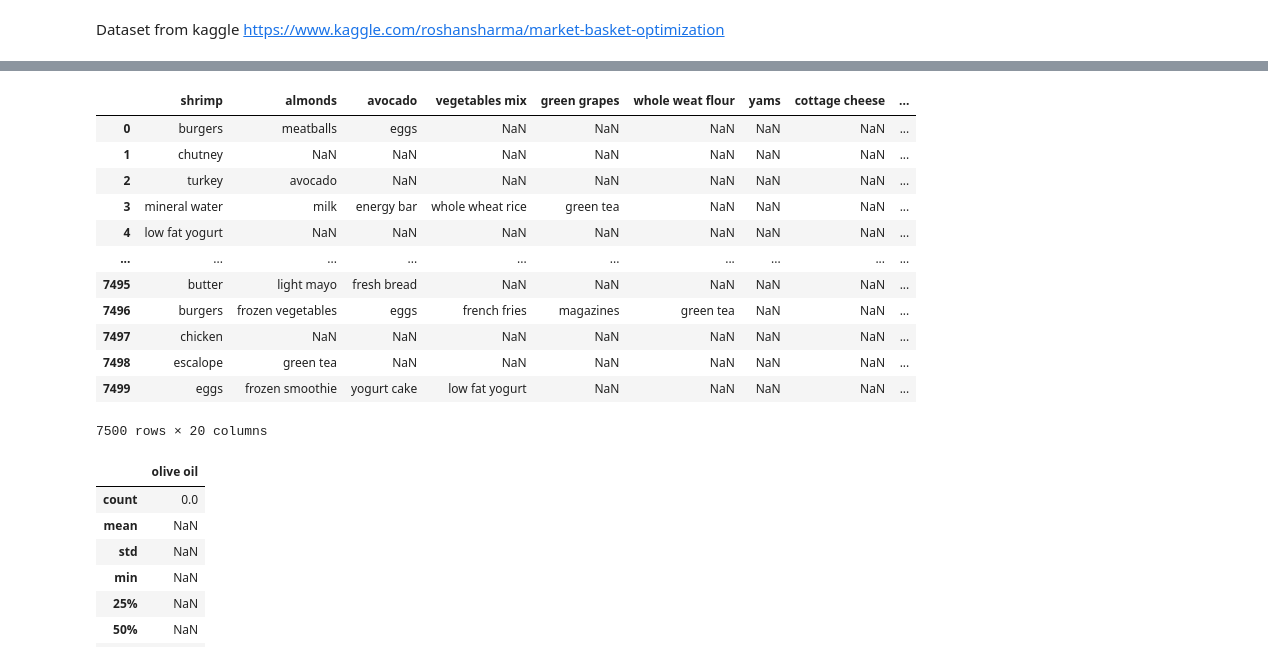
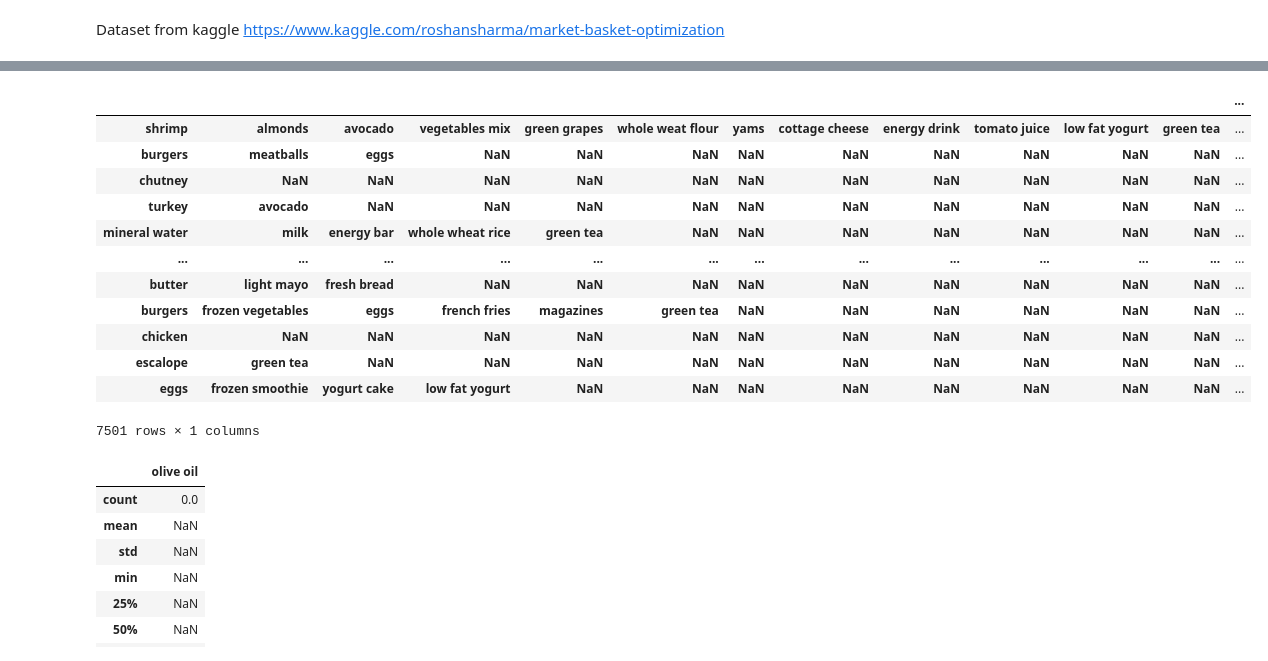
Before and after one commit to mosh98/GroceryDatasetExploration, a Jupyter notebook: GroceryStore_Dataset_exploration.ipynb, the cells around one changed output, grey strips where cells are left out. Cells and saved outputs as stored; diff of their text form; code cells hidden in the pictures.

```diff
--- a/GroceryStore_Dataset_exploration.ipynb
+++ b/GroceryStore_Dataset_exploration.ipynb
@@ -38,22 +18,22 @@ from mlxtend.frequent_patterns import apriori, association_rules
 import squarify
 import warnings
 # %%
-grocery_data = pd.read_csv('/content/drive/My Drive/Market_Basket_Optimisation.csv')
+grocery_data = pd.read_csv('/content/drive/My Drive/Market_Basket_Optimisation.csv',names=['products'],header=None)
 grocery_data
 # %% [output]
-|  | shrimp | almonds | avocado | vegetables mix | green grapes | whole weat flour | yams | cottage cheese | ... |
-| 0 | burgers | meatballs | eggs | NaN | NaN | NaN | NaN | NaN | ... |
-| 1 | chutney | NaN | NaN | NaN | NaN | NaN | NaN | NaN | ... |
-| 2 | turkey | avocado | NaN | NaN | NaN | NaN | NaN | NaN | ... |
-| 3 | mineral water | milk | energy bar | whole wheat rice | green tea | NaN | NaN | NaN | ... |
-| 4 | low fat yogurt | NaN | NaN | NaN | NaN | NaN | NaN | NaN | ... |
-| ... | ... | ... | ... | ... | ... | ... | ... | ... | ... |
-| 7495 | butter | light mayo | fresh bread | NaN | NaN | NaN | NaN | NaN | ... |
-| 7496 | burgers | frozen vegetables | eggs | french fries | magazines | green tea | NaN | NaN | ... |
-| 7497 | chicken | NaN | NaN | NaN | NaN | NaN | NaN | NaN | ... |
-| 7498 | escalope | green tea | NaN | NaN | NaN | NaN | NaN | NaN | ... |
-| 7499 | eggs | frozen smoothie | yogurt cake | low fat yogurt | NaN | NaN | NaN | NaN | ... |
+|  |  |  |  |  |  |  |  |  |  |  |  | ... |
+| shrimp | almonds | avocado | vegetables mix | green grapes | whole weat flour | yams | cottage cheese | energy drink | tomato juice | low fat yogurt | green tea | ... |
+| burgers | meatballs | eggs | NaN | NaN | NaN | NaN | NaN | NaN | NaN | NaN | NaN | ... |
+| chutney | NaN | NaN | NaN | NaN | NaN | NaN | NaN | NaN | NaN | NaN | NaN | ... |
+| turkey | avocado | NaN | NaN | NaN | NaN | NaN | NaN | NaN | NaN | NaN | NaN | ... |
+| mineral water | milk | energy bar | whole wheat rice | green tea | NaN | NaN | NaN | NaN | NaN | NaN | NaN | ... |
+| ... | ... | ... | ... | ... | ... | ... | ... | ... | ... | ... | ... | ... |
+| butter | light mayo | fresh bread | NaN | NaN | NaN | NaN | NaN | NaN | NaN | NaN | NaN | ... |
+| burgers | frozen vegetables | eggs | french fries | magazines | green tea | NaN | NaN | NaN | NaN | NaN | NaN | ... |
+| chicken | NaN | NaN | NaN | NaN | NaN | NaN | NaN | NaN | NaN | NaN | NaN | ... |
+| escalope | green tea | NaN | NaN | NaN | NaN | NaN | NaN | NaN | NaN | NaN | NaN | ... |
+| eggs | frozen smoothie | yogurt cake | low fat yogurt | NaN | NaN | NaN | NaN | NaN | NaN | NaN | NaN | ... |
-7500 rows × 20 columns
+7501 rows × 1 columns
 # %%
 grocery_data.describe()
 # %% [output]
```
Also changed, not shown: parts of 26 cells of this notebook.
